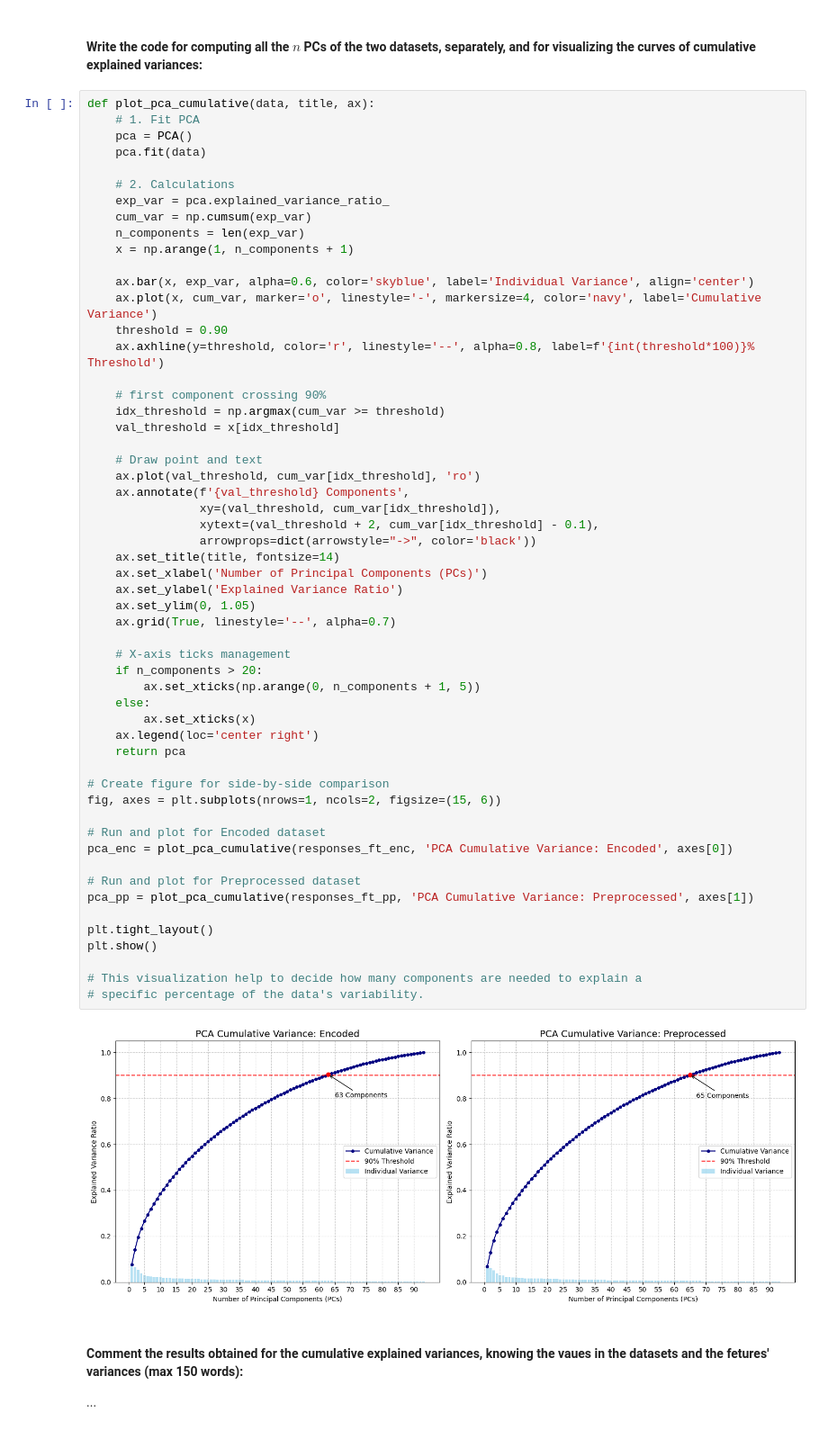
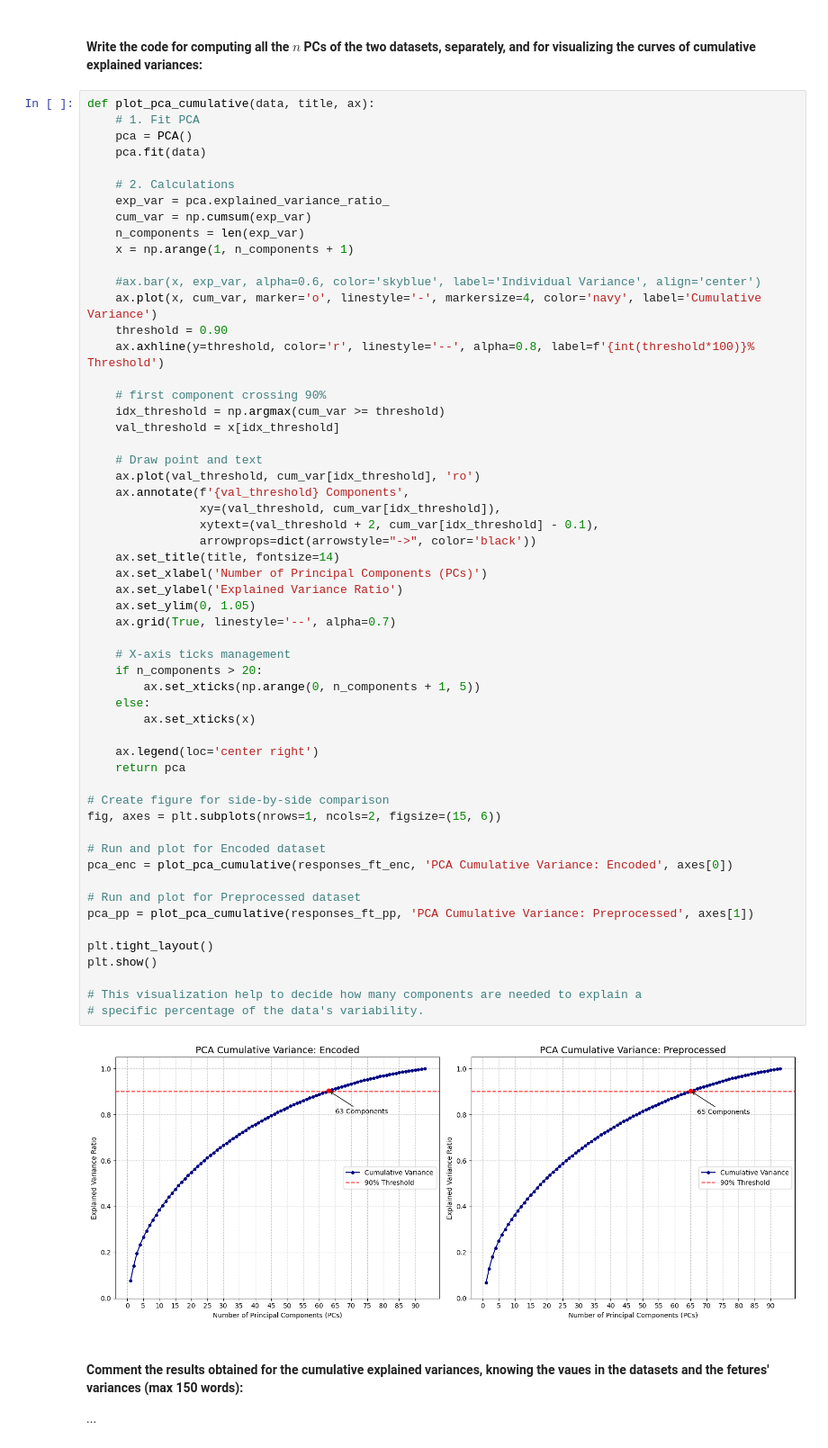
Before and after one commit to leonardopassafiume/PCA_Analysis, a Jupyter notebook: HWpca_Baiocchi_Passafiume.ipynb, the cells around one changed output. Shown at 90% size. Cells and saved outputs as stored; diff of their text form.

```diff
--- a/HWpca_Baiocchi_Passafiume.ipynb
+++ b/HWpca_Baiocchi_Passafiume.ipynb
@@ -326,7 +326,7 @@ def plot_pca_cumulative(data, title, ax):
     n_components = len(exp_var)
     x = np.arange(1, n_components + 1)
 
-    ax.bar(x, exp_var, alpha=0.6, color='skyblue', label='Individual Variance', align='center')
+    #ax.bar(x, exp_var, alpha=0.6, color='skyblue', label='Individual Variance', align='center')
     ax.plot(x, cum_var, marker='o', linestyle='-', markersize=4, color='navy', label='Cumulative Variance')
     threshold = 0.90
     ax.axhline(y=threshold, color='r', linestyle='--', alpha=0.8, label=f'{int(threshold*100)}% Threshold')
@@ -343,34 +343,35 @@ def plot_pca_cumulative(data, title, ax):
                 arrowprops=dict(arrowstyle="->", color='black'))
     ax.set_title(title, fontsize=14)
     ax.set_xlabel('Number of Principal Components (PCs)')
     ax.set_ylabel('Explained Variance Ratio')
     ax.set_ylim(0, 1.05)
     ax.grid(True, linestyle='--', alpha=0.7)
 
     # X-axis ticks management
     if n_components > 20:
         ax.set_xticks(np.arange(0, n_components + 1, 5))
     else:
         ax.set_xticks(x)
+
     ax.legend(loc='center right')
     return pca
 
 # Create figure for side-by-side comparison
 fig, axes = plt.subplots(nrows=1, ncols=2, figsize=(15, 6))
 
 # Run and plot for Encoded dataset
 pca_enc = plot_pca_cumulative(responses_ft_enc, 'PCA Cumulative Variance: Encoded', axes[0])
 
 # Run and plot for Preprocessed dataset
 pca_pp = plot_pca_cumulative(responses_ft_pp, 'PCA Cumulative Variance: Preprocessed', axes[1])
 
 plt.tight_layout()
 plt.show()
 
 # This visualization help to decide how many components are needed to explain a
 # specific percentage of the data's variability.
 # %% [output]
-[figure, old version]
+[figure, new version]
 # %% [markdown]
 #### Comment the results obtained for the cumulative explained variances, knowing the vaues in the datasets and the fetures' variances (max 150 words):
 
```
Also changed, not shown: parts of 3 cells of this notebook, 1 other file.
